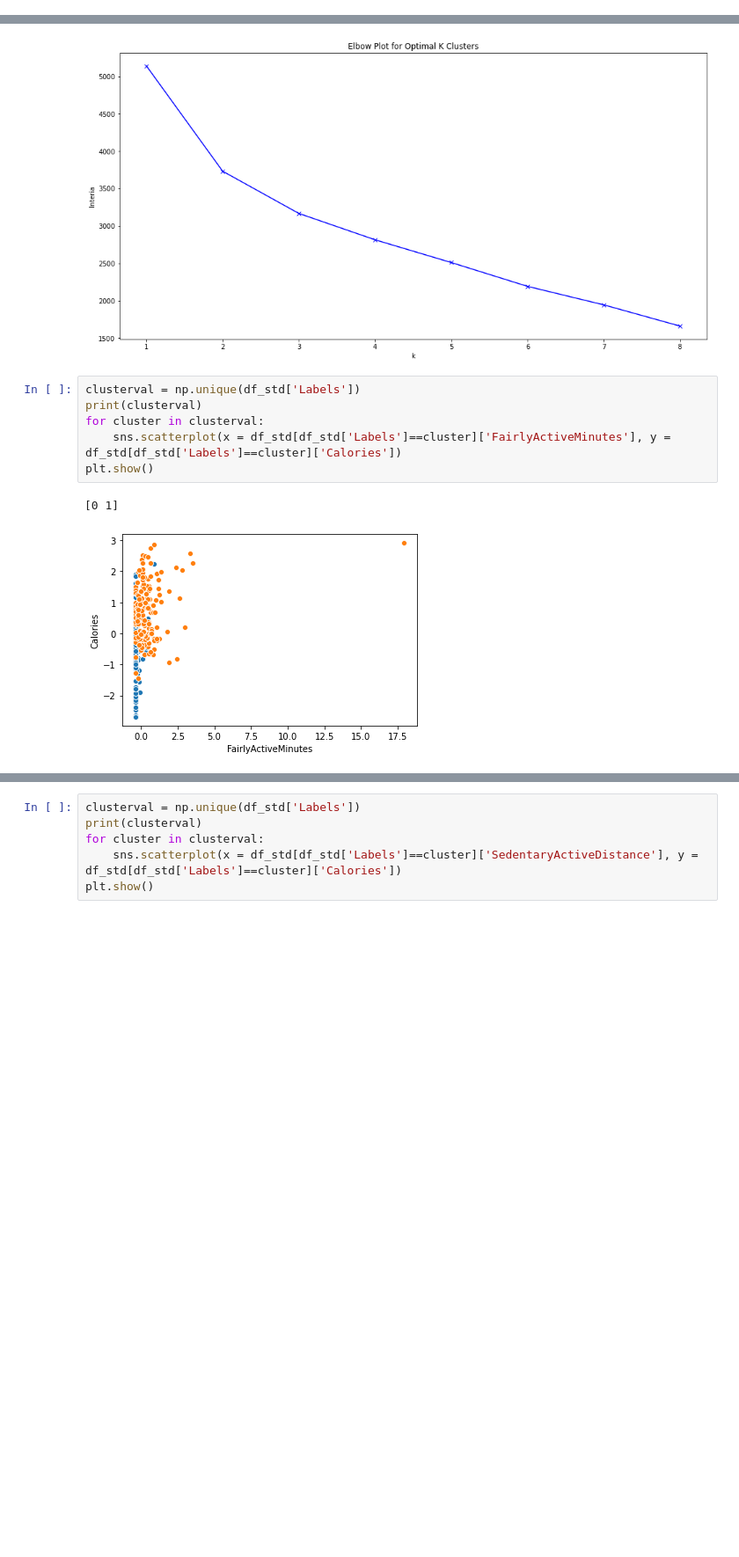
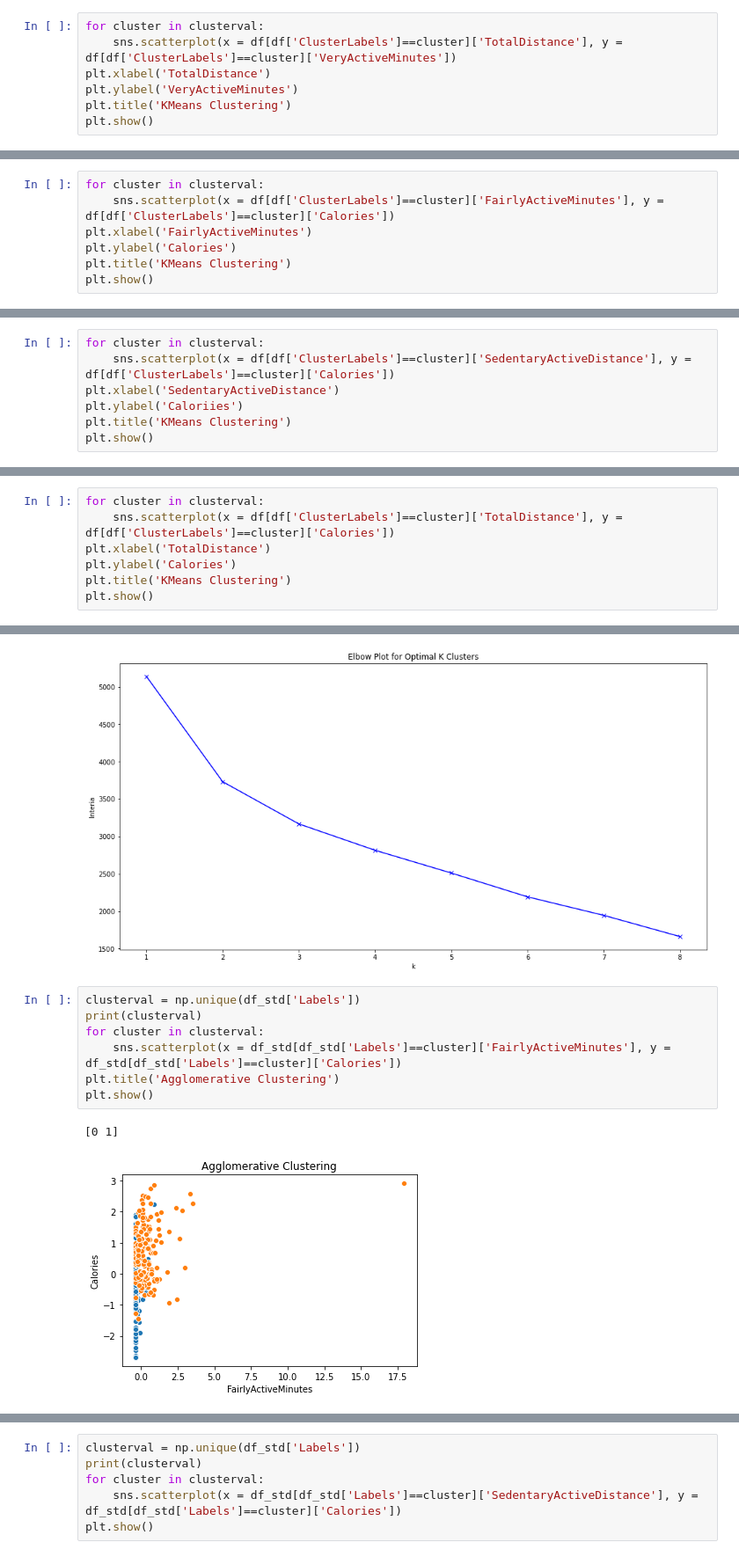
Before and after one commit to davidegonzale/unsupervised-miniproject-fitbit, a Jupyter notebook: Copy-mod3-unsupervised-miniproject-fitbit-1.ipynb, the cells around one changed output, grey strips where cells are left out. Shown at 88% size. Drawn from its saved outputs; the diff is of its cells as text; blank space fills up the shorter version.

Commit message:
adding seaborn graphs to Copy

```diff
--- a/Copy-mod3-unsupervised-miniproject-fitbit-1.ipynb
+++ b/Copy-mod3-unsupervised-miniproject-fitbit-1.ipynb
@@ -173,3 +173,10 @@ plt.colorbar(scatter)
 # %% [output]
 <matplotlib.colorbar.Colorbar at 0x...>
 [figure]
+# %%
+for cluster in clusterval:
+    sns.scatterplot(x = df[df['ClusterLabels']==cluster]['TotalDistance'], y = df[df['ClusterLabels']==cluster]['VeryActiveMinutes'])
+plt.xlabel('TotalDistance')
+plt.ylabel('VeryActiveMinutes')
+plt.title('KMeans Clustering')
+plt.show()
@@ -185,3 +194,10 @@ plt.colorbar(scatter)
 # %% [output]
 <matplotlib.colorbar.Colorbar at 0x...>
 [figure]
+# %%
+for cluster in clusterval:
+    sns.scatterplot(x = df[df['ClusterLabels']==cluster]['FairlyActiveMinutes'], y = df[df['ClusterLabels']==cluster]['Calories'])
+plt.xlabel('FairlyActiveMinutes')
+plt.ylabel('Calories')
+plt.title('KMeans Clustering')
+plt.show()
@@ -197,3 +215,10 @@ plt.colorbar(scatter)
 # %% [output]
 <matplotlib.colorbar.Colorbar at 0x...>
 [figure]
+# %%
+for cluster in clusterval:
+    sns.scatterplot(x = df[df['ClusterLabels']==cluster]['SedentaryActiveDistance'], y = df[df['ClusterLabels']==cluster]['Calories'])
+plt.xlabel('SedentaryActiveDistance')
+plt.ylabel('Caloriies')
+plt.title('KMeans Clustering')
+plt.show()
@@ -210,3 +237,10 @@ plt.colorbar(scatter)
 # %% [output]
 <matplotlib.colorbar.Colorbar at 0x...>
 [figure]
+# %%
+for cluster in clusterval:
+    sns.scatterplot(x = df[df['ClusterLabels']==cluster]['TotalDistance'], y = df[df['ClusterLabels']==cluster]['Calories'])
+plt.xlabel('TotalDistance')
+plt.ylabel('Calories')
+plt.title('KMeans Clustering')
+plt.show()
@@ -292,12 +328,13 @@ Text(0.5, 1.0, 'Elbow Plot for Optimal K Clusters')
 # %%
 clusterval = np.unique(df_std['Labels'])
 print(clusterval)
 for cluster in clusterval:
     sns.scatterplot(x = df_std[df_std['Labels']==cluster]['FairlyActiveMinutes'], y = df_std[df_std['Labels']==cluster]['Calories'])
+plt.title('Agglomerative Clustering')
 plt.show()
 # %% [output]
 [0 1]
-[figure, old version]
+[figure, new version]
 # %%
 clusterval = np.unique(df_std['Labels'])
 print(clusterval)
```
Also changed, not shown: parts of 13 cells of this notebook.
